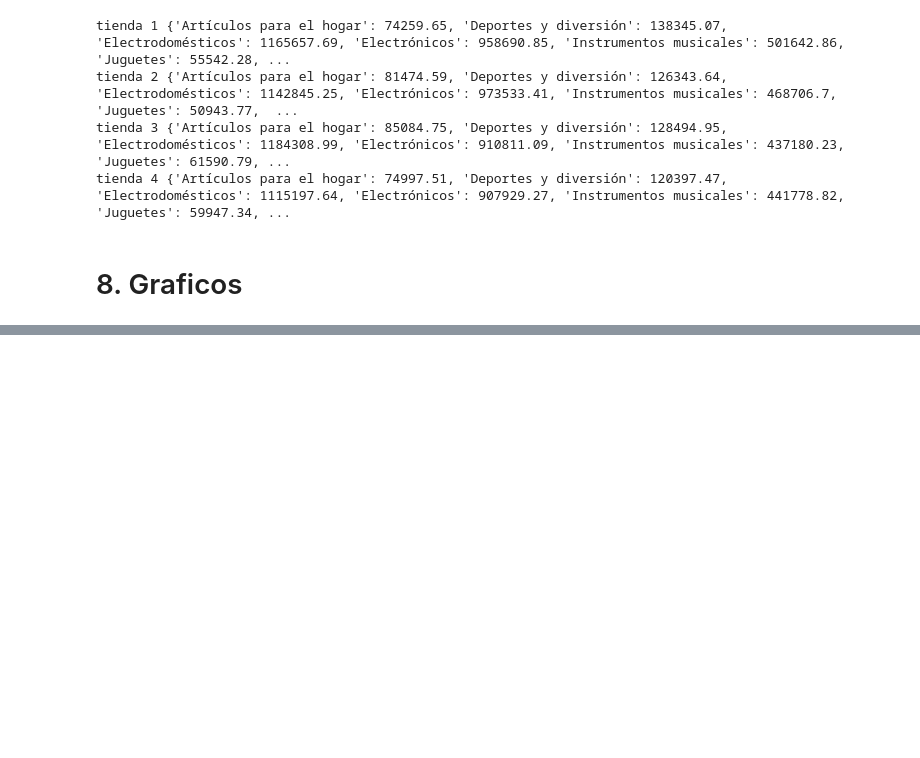
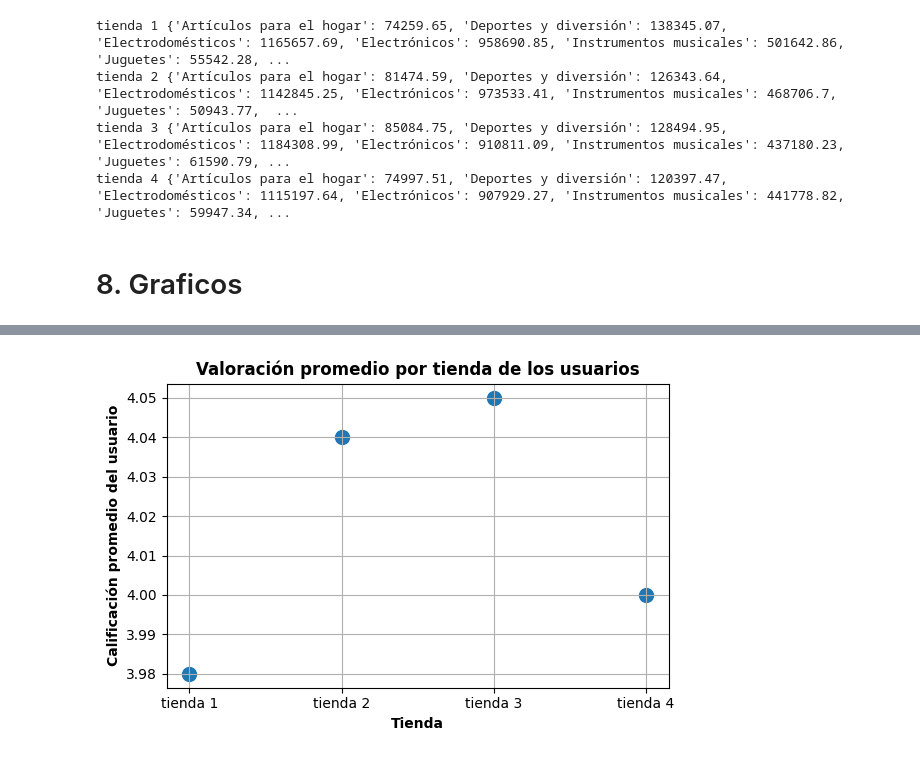
Before and after one commit to w4cha/analisis-alura, a Jupyter notebook: AluraStoreLatam.ipynb, the cells around one changed output, grey strips where cells are left out. Cells and saved outputs as stored; diff of their text form; code cells hidden in the pictures; blank space fills up the shorter version.

```diff
--- a/AluraStoreLatam.ipynb
+++ b/AluraStoreLatam.ipynb
@@ -84,8 +89,10 @@ tienda 4 {'Muebles': 480, 'Libros': 187, 'Juguetes': 338, 'Instrumentos musicale
 # %% [markdown]
 # 3. Calificación promedio de la tienda
 # %%
+opinion_usuario = {}
 for tienda_ob in resultados:
-  print(tienda_ob.nombre, tienda_ob.valoración_promedio("Calificación"))
+  opinion_usuario[tienda_ob.nombre] = tienda_ob.valoración_promedio("Calificación")
+  print(tienda_ob.nombre, opinion_usuario[tienda_ob.nombre])
 # %% [output]
 tienda 1 3.98
 tienda 2 4.04
@@ -248,0 +235,19 @@ plt.show()
+# %%
+# item más y menos vendido por tienda y categoría
+
+# calificación por tienda
+
+plt.figure(figsize=(6, 4))
+plt.scatter(list(opinion_usuario.keys()), list(opinion_usuario.values()), s=100)
+
+plt.xlabel("Tienda", fontweight="bold")
+plt.ylabel("Calificación promedio del usuario", fontweight="bold")
+plt.title("Valoración promedio por tienda de los usuarios", fontweight="bold")
+plt.grid(True)
+
+plt.tight_layout()  # Adjust layout to prevent labels from overlapping
+plt.show()
+
+# distribución geografica de ventas
+# %% [output]
+[figure, added]
```
Also changed, not shown: parts of 4 cells of this notebook.
